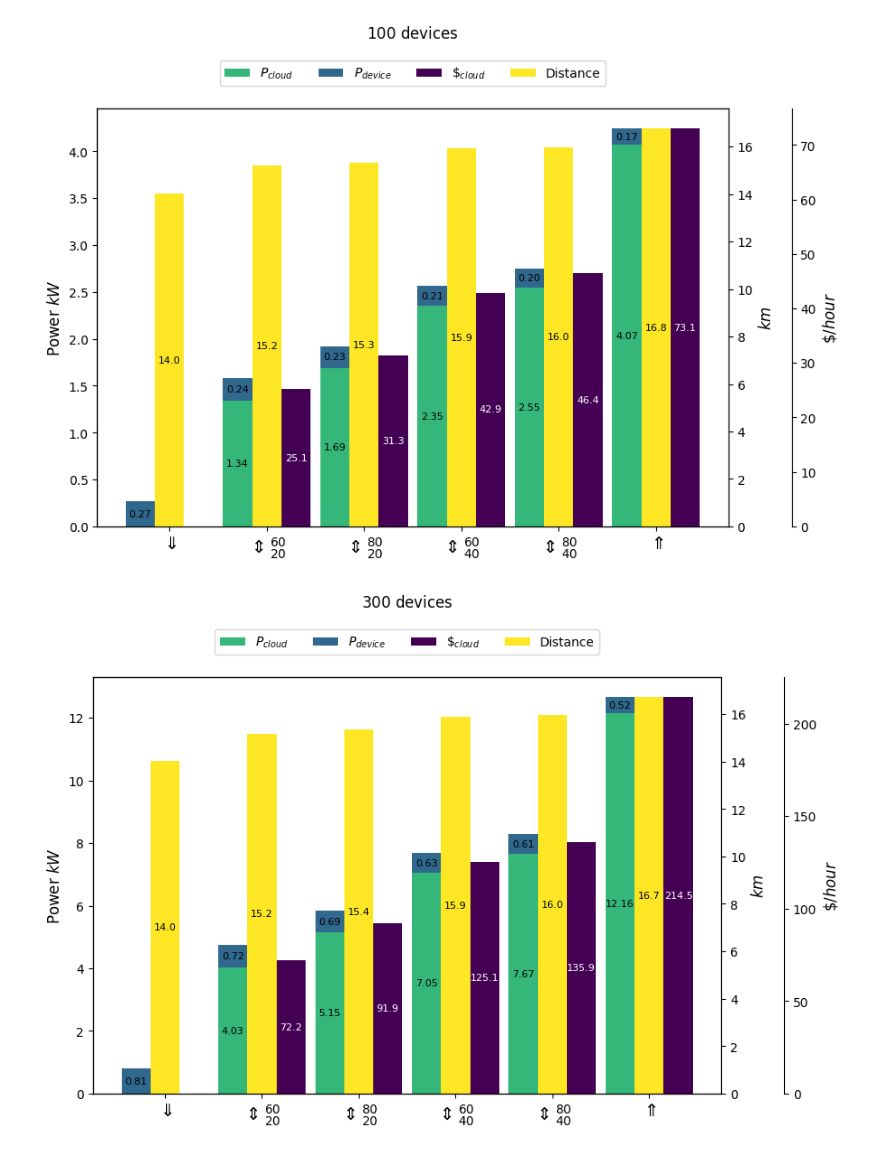
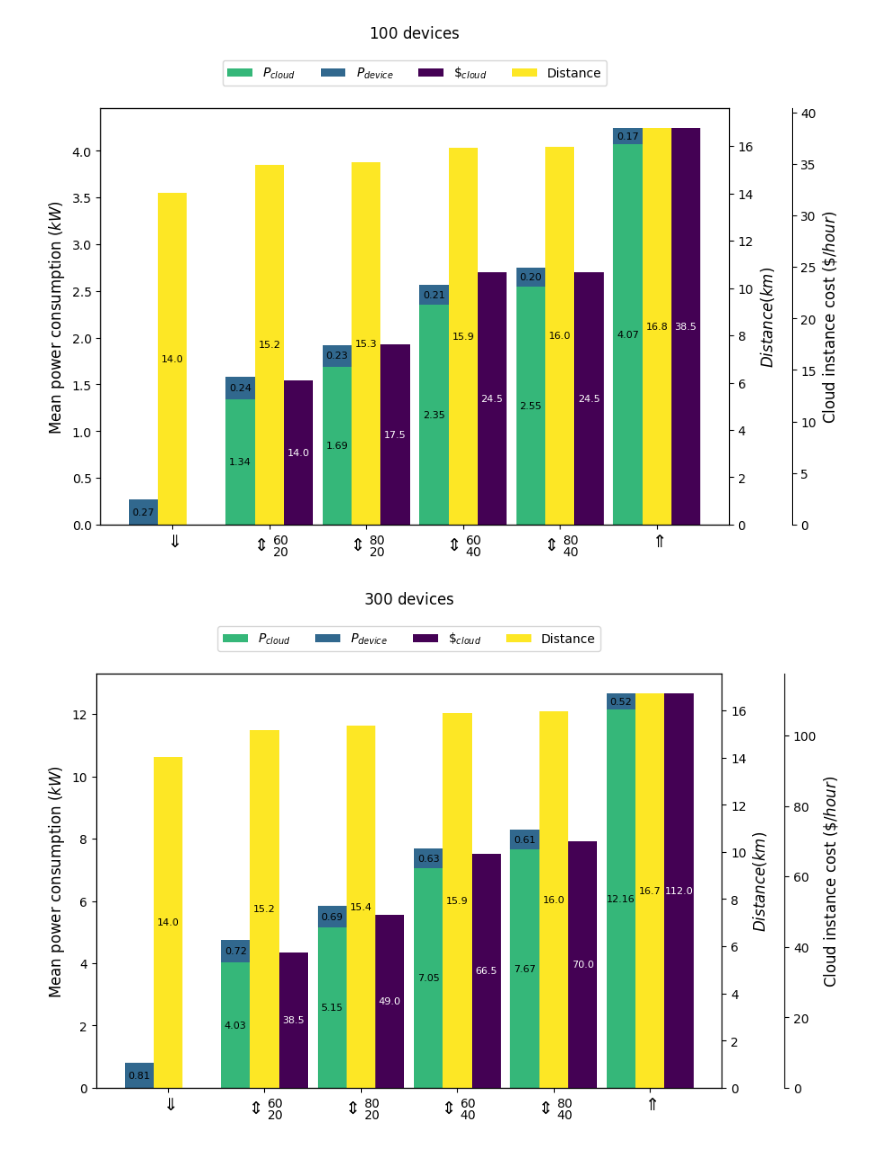
Before and after one commit to nicolasfara/pulvreakt-reconfiguration-evaluation, a Jupyter notebook: data-visualization/Data Visualization.ipynb, the cells around one changed output. Cells and saved outputs as stored; diff of their text form; code cells hidden in the pictures.

Commit message:
fix: fix price calculation for cloud instances

```diff
--- a/data-visualization/Data Visualization.ipynb
+++ b/data-visualization/Data Visualization.ipynb
@@ -189,10 +189,15 @@ def to_latex_label(labels):
 
 from itertools import product
 
+tdp_server = 220 * (64/36) # 64 vCore | 36 phisical core
+
 for comb in device_count_values:
 # for comb in product(device_count_values, cloud_epi_values):
     # raw_data = chart_data.sel({'device_count': comb[0], 'cloud_epi': comb[1]}).sortby('instances')
     # raw_errors = chart_errors.sel({'device_count': comb[0], 'cloud_epi': comb[1]})
+
+    # Calculate instances supposing an m5.xlarge aws instance
+    chart_data = chart_data.assign(instances=lambda x: np.ceil(x['cloudConsumption[sum]'] / tdp_server))
 
     raw_data = chart_data.sel({'device_count': comb }).sortby('instances')
     raw_errors = chart_errors.sel({'device_count': comb })
@@ -242,35 +247,35 @@ for comb in device_count_values:
     # cost = cost_x.bar(x + 2 * bar_width, cost_values, yerr=cost_error, width=bar_width, label=r'$\$_{cloud}$', color='#440154')
     cost = cost_x.bar(x + 2 * bar_width, cost_values, width=bar_width, label=r'$\$_{cloud}$', color='#440154')
 
     for c in ax.containers:
         labels = [f'{h:0.2f}' if (h := v.get_height()) != 0 else '' for v in c ]
         ax.bar_label(c, labels=labels, label_type='center', fontsize=8)
     distance_x.bar_label(dis, label_type='center', fmt='%.1f', fontsize=8)
     for c in cost_x.containers:
         labels = [f'{h:0.1f}' if (h := v.get_height()) != 0 else '' for v in c ]
         cost_x.bar_label(c, labels=labels, label_type='center', fontsize=8, color='white')
 
     plt.xticks(x + bar_width, scenarios)
     cost_x.spines.right.set_position(("axes", 1.10))
 
-    ax.set_ylabel(r'Power $kW$', fontsize=12)
-    cost_x.set_ylabel(r'$\$ / hour$', fontsize=12)
-    distance_x.set_ylabel('$km$', fontsize=12)
+    ax.set_ylabel(r'Mean power consumption ($kW)$', fontsize=12)
+    cost_x.set_ylabel(r'Cloud instance cost ($\$/hour$)', fontsize=12)
+    distance_x.set_ylabel('$Distance (km)$', fontsize=12)
 
     plt.title(f'${int(comb)}$ devices', loc='center', y=1.15)
 
     lines, _ = ax.get_legend_handles_labels()
     lines2, labels2 = cost_x.get_legend_handles_labels()
     lines3, labels3 = distance_x.get_legend_handles_labels()
     ax.legend().remove()
     cost_x.legend().remove()
     distance_x.legend(lines + lines2 + lines3, [r'$P_{cloud}$', r'$P_{device}$'] + labels2 + labels3, loc='upper center', ncol=4, bbox_to_anchor=(0.5, 1.13))
 
     os.makedirs(output_directory, exist_ok=True)
     file_name = f'/cloud_cost-device_consumption-cloud_consumption-distance-device={comb}.pdf'
     plt.savefig(output_directory + file_name, bbox_inches='tight')
 
     plt.show()
 # %% [output]
-[figure, old version]
+[figure, new version]
-[figure, old version]
+[figure, new version]
```
Also changed, not shown: parts of 3 cells of this notebook.
